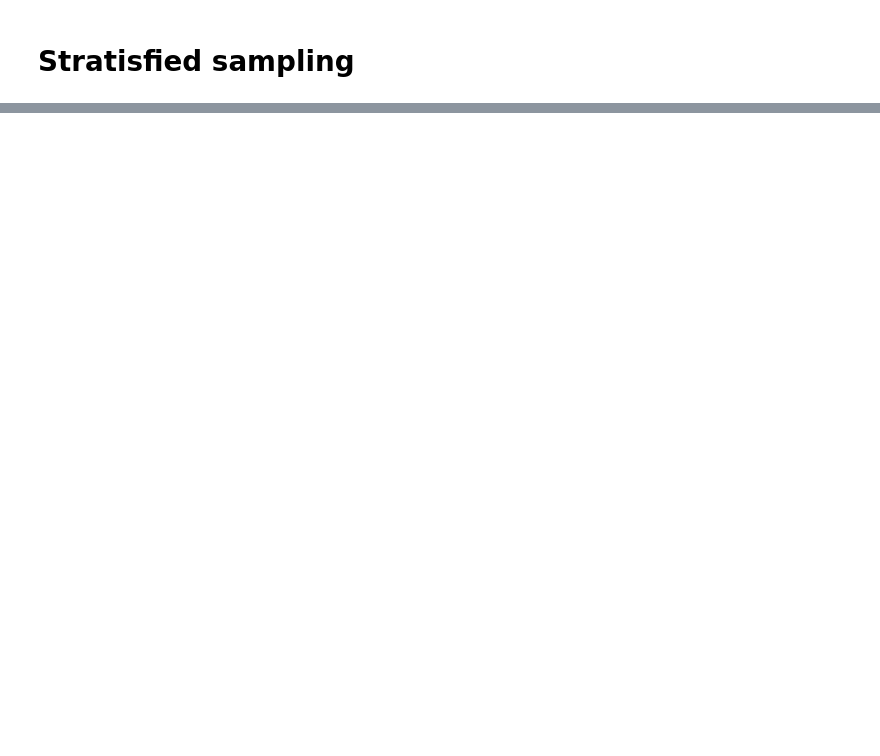
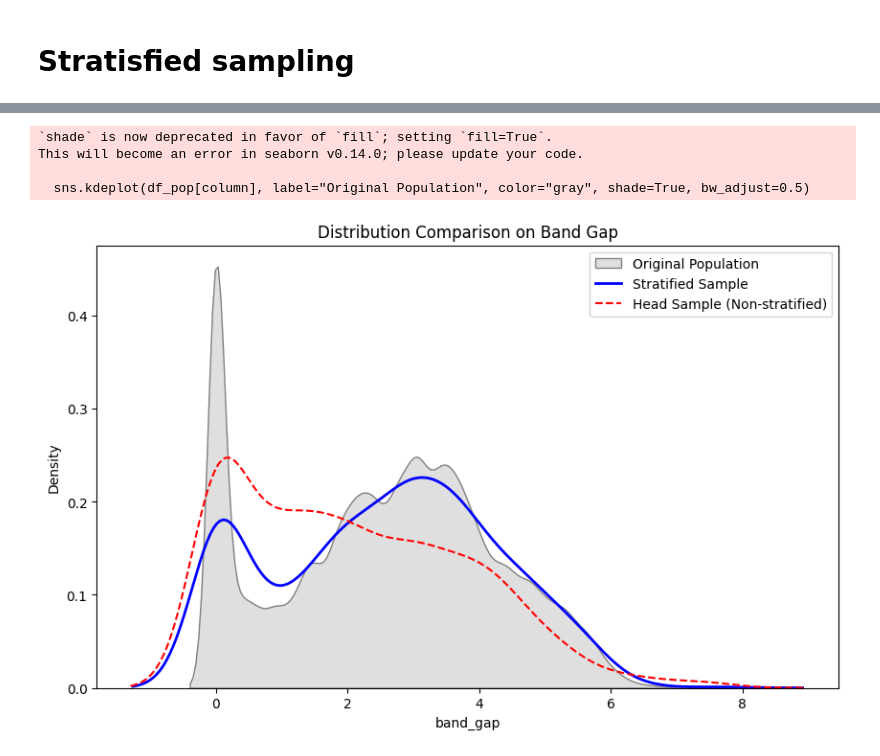
Before and after one commit to karlfindhansen/Non-Euclidean-Distances-in-Molecular-Representation, a Jupyter notebook: notebooks/Materials Project/analysis/materials_project_analysis.ipynb, the cells around one changed output, grey strips where cells are left out. Saved outputs shown, nothing was run; the diff lists cells and outputs as text; code cells hidden in the pictures; blank space fills up the shorter version.

Commit message:
fix: stratified sampling materials

```diff
--- a/notebooks/Materials Project/analysis/materials_project_analysis.ipynb
+++ b/notebooks/Materials Project/analysis/materials_project_analysis.ipynb
@@ -215,6 +215,6 @@ show([atoms_super], mode="structure")
 # %%
 import numpy as np
 # %%
-mp = MaterialsProject(sampling_strategy="head")
-df_first = mp.load(force_fetch=True)
+mp_head = MaterialsProject(sampling_strategy="head")
+df_first = mp_head.load(force_fetch=True)
 # %% [output]
@@ -252,4 +229,4 @@ Standard Deviation of Bin Counts: 44.72
 # %%
-mp = MaterialsProject(sampling_strategy="stratified")
-df_strat = mp.load(force_fetch=True)
+mp_strat = MaterialsProject(sampling_strategy="stratified", stratify_on="band_gap")
+df_strat = mp_strat.load(force_fetch=True)
 # %% [output]
@@ -286,0 +241,2 @@ Standard Deviation of Bin Counts: 44.72
+# %%
+df_full = mp_head.load(force_fetch=True, limit=None)
@@ -286,0 +252,25 @@ Standard Deviation of Bin Counts: 44.72
+# %%
+def validate_distributions(df_pop, df_strat, df_head, column="band_gap"):
+    plt.figure(figsize=(10, 6))
+
+    sns.kdeplot(df_pop[column], label="Original Population", color="gray", shade=True, bw_adjust=0.5)
+
+    sns.kdeplot(df_strat[column], label="Stratified Sample", color="blue", linewidth=2)
+
+    sns.kdeplot(df_head[column], label="Head Sample (Non-stratified)", color="red", linestyle="--")
+
+    plt.title("Distribution Comparison on Band Gap")
+    plt.xlabel(column)
+    plt.ylabel("Density")
+    plt.legend()
+
+    plt.savefig(f'figures/materials/sampling/statified_{column}_validation.png', dpi=300)
+    plt.show()
+
+validate_distributions(df_full, df_strat, df_first)
+# %% [output]
+`shade` is now deprecated in favor of `fill`; setting `fill=True`.
+This will become an error in seaborn v0.14.0; please update your code.
+
+  sns.kdeplot(df_pop[column], label="Original Population", color="gray", shade=True, bw_adjust=0.5)
+[figure, added]
```
Also changed, not shown: parts of 7 cells of this notebook, 3 other files.
